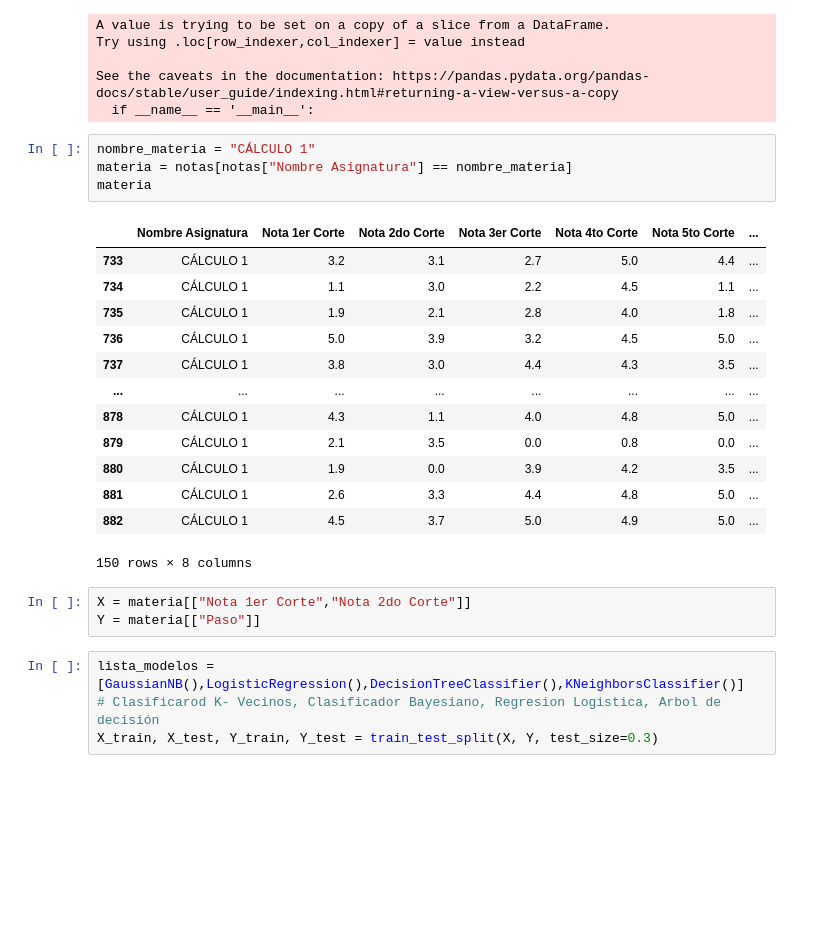
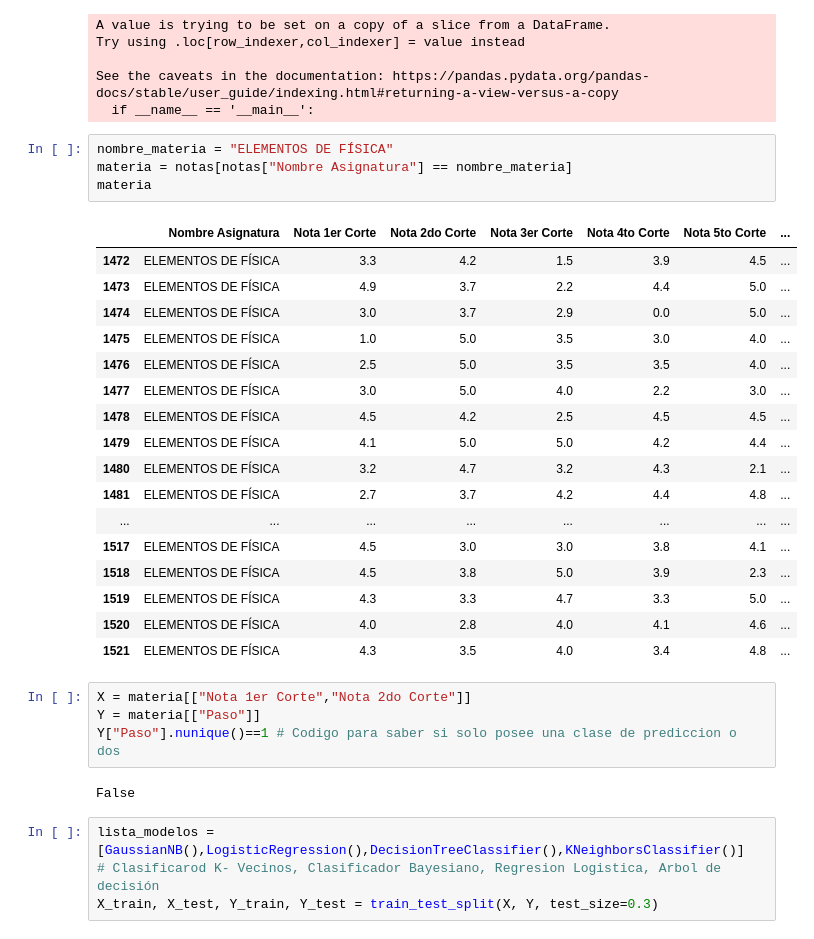
Before and after one commit to juanis2112/capstone2020, a Jupyter notebook: datos_prueba/Modelo_Estadistico.ipynb, the cells around one changed output. Drawn from its saved outputs; the diff is of its cells as text; blank space fills up the shorter version.

```diff
--- a/datos_prueba/Modelo_Estadistico.ipynb
+++ b/datos_prueba/Modelo_Estadistico.ipynb
@@ -599,26 +599,33 @@ Try using .loc[row_indexer,col_indexer] = value instead
 See the caveats in the documentation: https://pandas.pydata.org/pandas-docs/stable/user_guide/indexing.html#returning-a-view-versus-a-copy
   if __name__ == '__main__':
 # %%
-nombre_materia = "CÁLCULO 1"
+nombre_materia = "ELEMENTOS DE FÍSICA"
 materia = notas[notas["Nombre Asignatura"] == nombre_materia]
 materia
 # %% [output]
 |  | Nombre Asignatura | Nota 1er Corte | Nota 2do Corte | Nota 3er Corte | Nota 4to Corte | Nota 5to Corte | ... |
-| 733 | CÁLCULO 1 | 3.2 | 3.1 | 2.7 | 5.0 | 4.4 | ... |
-| 734 | CÁLCULO 1 | 1.1 | 3.0 | 2.2 | 4.5 | 1.1 | ... |
-| 735 | CÁLCULO 1 | 1.9 | 2.1 | 2.8 | 4.0 | 1.8 | ... |
-| 736 | CÁLCULO 1 | 5.0 | 3.9 | 3.2 | 4.5 | 5.0 | ... |
-| 737 | CÁLCULO 1 | 3.8 | 3.0 | 4.4 | 4.3 | 3.5 | ... |
+| 1472 | ELEMENTOS DE FÍSICA | 3.3 | 4.2 | 1.5 | 3.9 | 4.5 | ... |
+| 1473 | ELEMENTOS DE FÍSICA | 4.9 | 3.7 | 2.2 | 4.4 | 5.0 | ... |
+| 1474 | ELEMENTOS DE FÍSICA | 3.0 | 3.7 | 2.9 | 0.0 | 5.0 | ... |
+| 1475 | ELEMENTOS DE FÍSICA | 1.0 | 5.0 | 3.5 | 3.0 | 4.0 | ... |
+| 1476 | ELEMENTOS DE FÍSICA | 2.5 | 5.0 | 3.5 | 3.5 | 4.0 | ... |
+| 1477 | ELEMENTOS DE FÍSICA | 3.0 | 5.0 | 4.0 | 2.2 | 3.0 | ... |
+| 1478 | ELEMENTOS DE FÍSICA | 4.5 | 4.2 | 2.5 | 4.5 | 4.5 | ... |
+| 1479 | ELEMENTOS DE FÍSICA | 4.1 | 5.0 | 5.0 | 4.2 | 4.4 | ... |
+| 1480 | ELEMENTOS DE FÍSICA | 3.2 | 4.7 | 3.2 | 4.3 | 2.1 | ... |
+| 1481 | ELEMENTOS DE FÍSICA | 2.7 | 3.7 | 4.2 | 4.4 | 4.8 | ... |
 | ... | ... | ... | ... | ... | ... | ... | ... |
-| 878 | CÁLCULO 1 | 4.3 | 1.1 | 4.0 | 4.8 | 5.0 | ... |
-| 879 | CÁLCULO 1 | 2.1 | 3.5 | 0.0 | 0.8 | 0.0 | ... |
-| 880 | CÁLCULO 1 | 1.9 | 0.0 | 3.9 | 4.2 | 3.5 | ... |
-| 881 | CÁLCULO 1 | 2.6 | 3.3 | 4.4 | 4.8 | 5.0 | ... |
-| 882 | CÁLCULO 1 | 4.5 | 3.7 | 5.0 | 4.9 | 5.0 | ... |
+| 1517 | ELEMENTOS DE FÍSICA | 4.5 | 3.0 | 3.0 | 3.8 | 4.1 | ... |
+| 1518 | ELEMENTOS DE FÍSICA | 4.5 | 3.8 | 5.0 | 3.9 | 2.3 | ... |
+| 1519 | ELEMENTOS DE FÍSICA | 4.3 | 3.3 | 4.7 | 3.3 | 5.0 | ... |
+| 1520 | ELEMENTOS DE FÍSICA | 4.0 | 2.8 | 4.0 | 4.1 | 4.6 | ... |
+| 1521 | ELEMENTOS DE FÍSICA | 4.3 | 3.5 | 4.0 | 3.4 | 4.8 | ... |
-150 rows × 8 columns
 # %%
 X = materia[["Nota 1er Corte","Nota 2do Corte"]]
 Y = materia[["Paso"]]
+Y["Paso"].nunique()==1 # Codigo para saber si solo posee una clase de prediccion o dos
+# %% [output]
+False
 # %%
 lista_modelos =[GaussianNB(),LogisticRegression(),DecisionTreeClassifier(),KNeighborsClassifier()]
 # Clasificarod K- Vecinos, Clasificador Bayesiano, Regresion Logistica, Arbol de decisión
```
Also changed, not shown: parts of 21 cells of this notebook, 19 other files.
